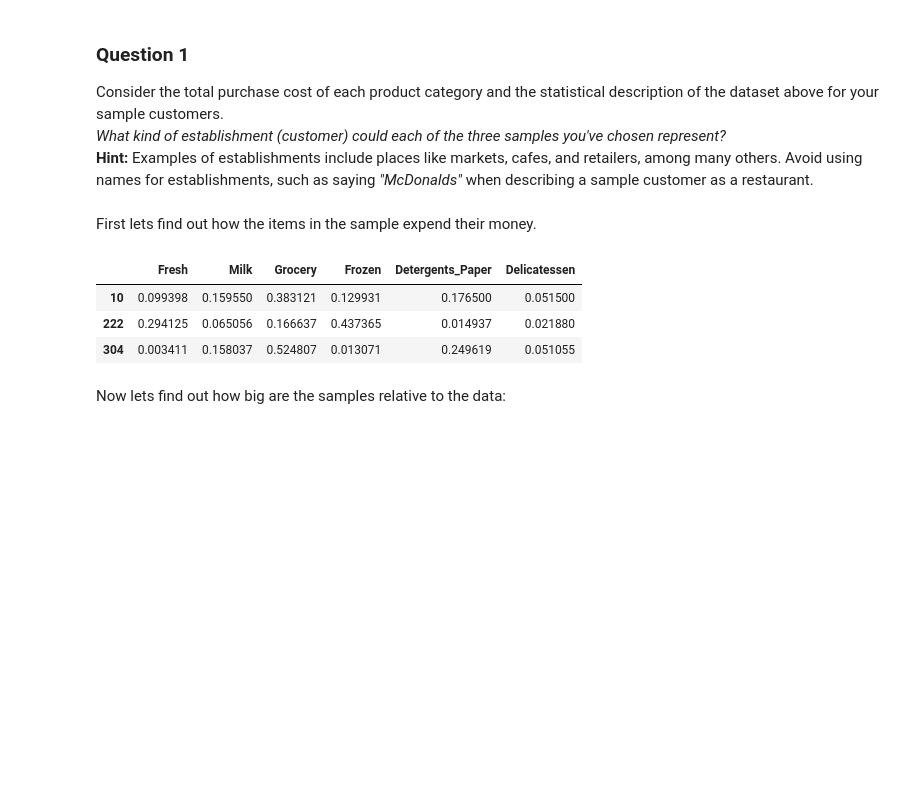
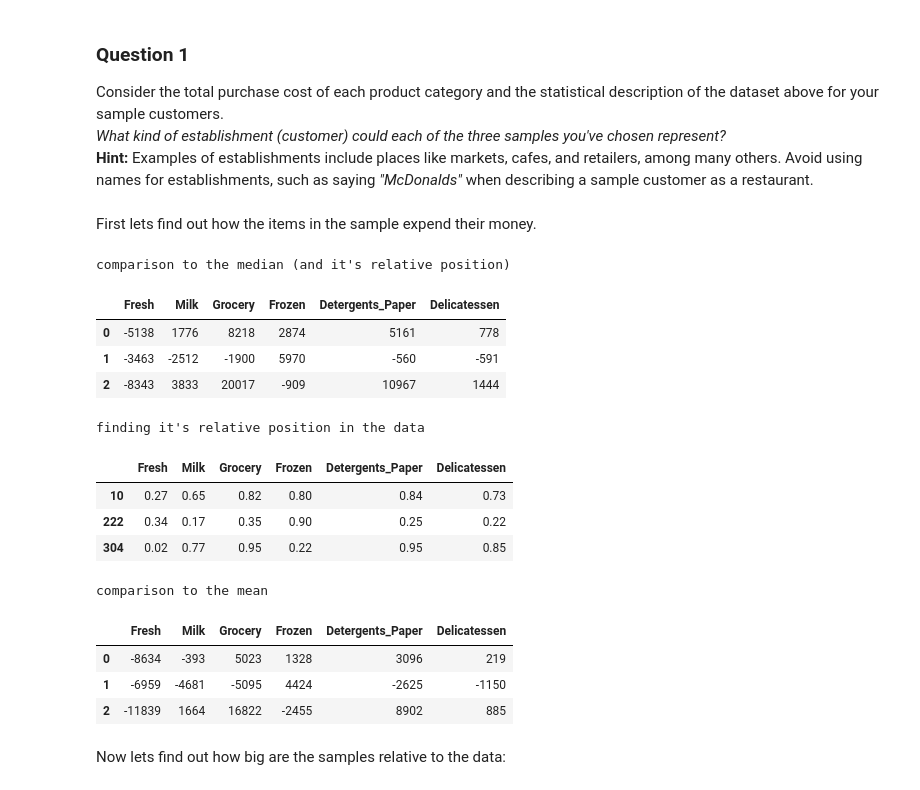
Before and after one commit to rafaelolg/udacity_creating_custumers, a Jupyter notebook: customer_segments.ipynb, the cells around one changed output. Saved outputs shown, nothing was run; the diff lists cells and outputs as text; code cells hidden in the pictures; blank space fills up the shorter version.

```diff
--- a/customer_segments.ipynb
+++ b/customer_segments.ipynb
@@ -85,15 +81,32 @@ Consider the total purchase cost of each product category and the statistical de
 **Hint:** Examples of establishments include places like markets, cafes, and retailers, among many others. Avoid using names for establishments, such as saying *"McDonalds"* when describing a sample customer as a restaurant.
 # %% [markdown]
 First lets find out how the items in the sample expend their money.
-# %%
-#finding how the relative money of each sample is distributed
-relative = data.apply(lambda x: x/x.sum(), axis=1)
-display(relative.iloc[indices])
-# %% [output]
-|  | Fresh | Milk | Grocery | Frozen | Detergents_Paper | Delicatessen |
-| 10 | 0.099398 | 0.159550 | 0.383121 | 0.129931 | 0.176500 | 0.051500 |
-| 222 | 0.294125 | 0.065056 | 0.166637 | 0.437365 | 0.014937 | 0.021880 |
-| 304 | 0.003411 | 0.158037 | 0.524807 | 0.013071 | 0.249619 | 0.051055 |
+# %%
+print 'comparison to the median (and it\'s relative position)'
+display(samples - data.median().round())
+
+print 'finding it\'s relative position in the data'
+display(data.rank(pct=True).round(2).iloc[indices])
+
+
+print 'comparison to the mean'
+display(samples - data.mean().round())
+# %% [output]
+comparison to the median (and it's relative position)
+|  | Fresh | Milk | Grocery | Frozen | Detergents_Paper | Delicatessen |
+| 0 | -5138 | 1776 | 8218 | 2874 | 5161 | 778 |
+| 1 | -3463 | -2512 | -1900 | 5970 | -560 | -591 |
+| 2 | -8343 | 3833 | 20017 | -909 | 10967 | 1444 |
+finding it's relative position in the data
+|  | Fresh | Milk | Grocery | Frozen | Detergents_Paper | Delicatessen |
+| 10 | 0.27 | 0.65 | 0.82 | 0.80 | 0.84 | 0.73 |
+| 222 | 0.34 | 0.17 | 0.35 | 0.90 | 0.25 | 0.22 |
+| 304 | 0.02 | 0.77 | 0.95 | 0.22 | 0.95 | 0.85 |
+comparison to the mean
+|  | Fresh | Milk | Grocery | Frozen | Detergents_Paper | Delicatessen |
+| 0 | -8634 | -393 | 5023 | 1328 | 3096 | 219 |
+| 1 | -6959 | -4681 | -5095 | 4424 | -2625 | -1150 |
+| 2 | -11839 | 1664 | 16822 | -2455 | 8902 | 885 |
 # %% [markdown]
 Now lets find out how big are the samples relative to the data:
 # %%
```
Also changed, not shown: parts of 19 cells of this notebook, 1 other file.
